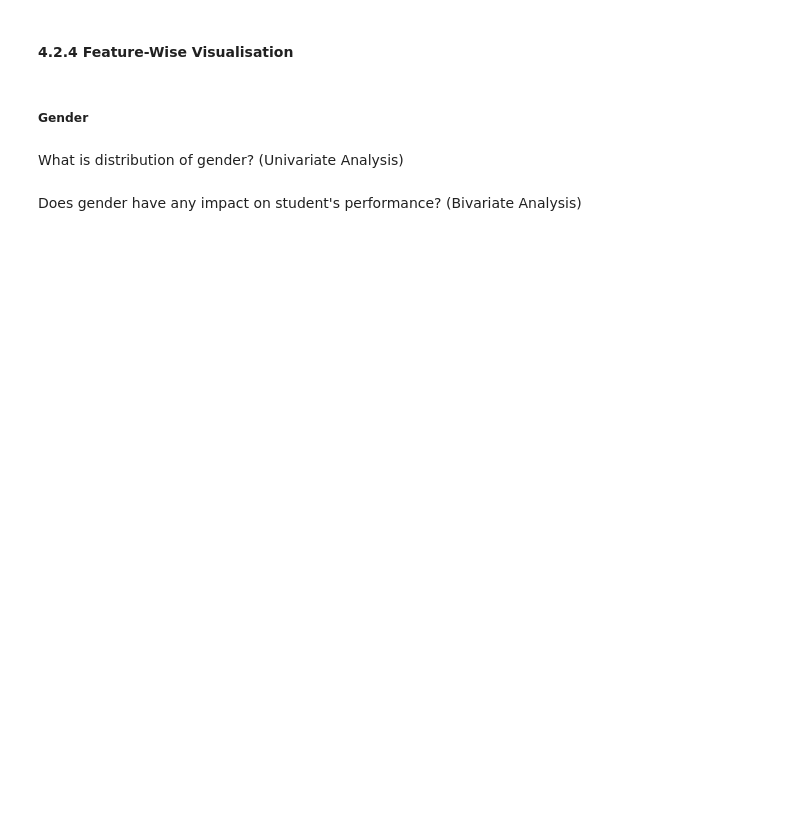
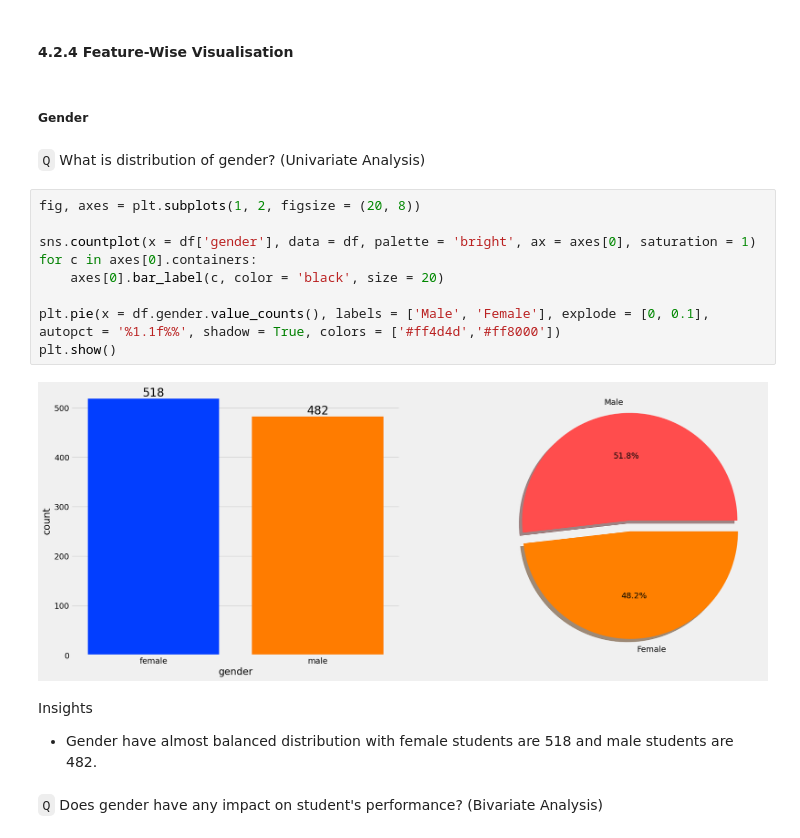
Before and after one commit to giriraj191/Student-Performance-Indicator, a Jupyter notebook: notebooks/exploratory_data_analysis.ipynb, the cells around one changed output. Drawn from its saved outputs; the diff is of its cells as text; blank space fills up the shorter version.

Commit message:
perform exploratory data analysis

```diff
--- a/notebooks/exploratory_data_analysis.ipynb
+++ b/notebooks/exploratory_data_analysis.ipynb
@@ -243,6 +268,20 @@ plt.show()
 # %% [markdown]
 ##### Gender
 # %% [markdown]
-What is distribution of gender? (Univariate Analysis)
+`Q` What is distribution of gender? (Univariate Analysis)
+# %%
+fig, axes = plt.subplots(1, 2, figsize = (20, 8))
+
+sns.countplot(x = df['gender'], data = df, palette = 'bright', ax = axes[0], saturation = 1)
+for c in axes[0].containers:
+    axes[0].bar_label(c, color = 'black', size = 20)
+
+plt.pie(x = df.gender.value_counts(), labels = ['Male', 'Female'], explode = [0, 0.1], autopct = '%1.1f%%', shadow = True, colors = ['#ff4d4d','#ff8000'])
+plt.show()
+# %% [output]
+[figure, added]
+# %% [markdown]
+Insights
+* Gender have almost balanced distribution with female students are 518 and male students are 482.
 # %% [markdown]
-Does gender have any impact on student's performance? (Bivariate Analysis)
+`Q` Does gender have any impact on student's performance? (Bivariate Analysis)
```
Also changed, not shown: parts of 41 cells of this notebook.
